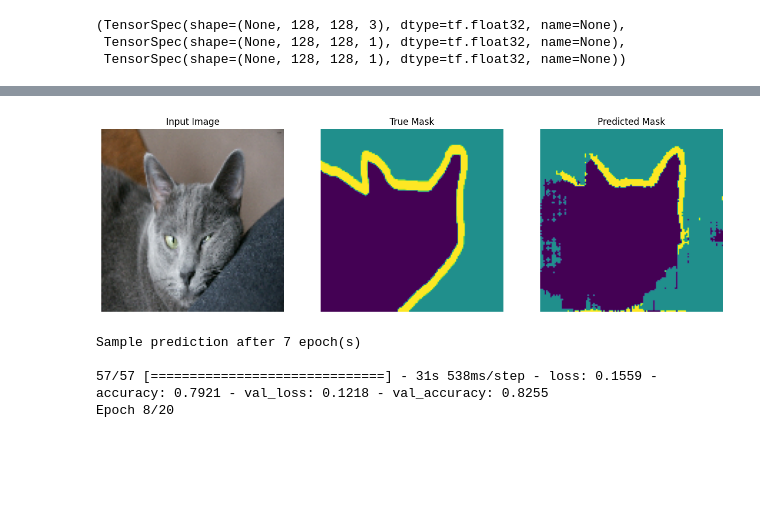
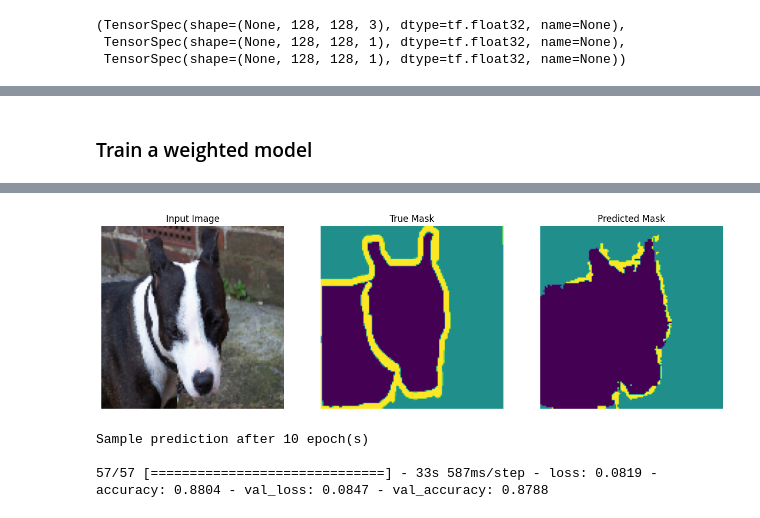
Before and after one commit to victor-iyi/tf-playground, a Jupyter notebook: src/playground/images/image-segmentation.ipynb, the cells around one changed output, grey strips where cells are left out. Saved outputs shown, nothing was run; the diff lists cells and outputs as text; code cells hidden in the pictures; blank space fills up the shorter version.

```diff
--- a/src/playground/images/image-segmentation.ipynb
+++ b/src/playground/images/image-segmentation.ipynb
@@ -584,5 +712,6 @@ train_batches.map(add_sample_weights).element_spec
 # %%
-weighted_model = unet_model(OUTPUT_CLASSES)
+weighted_model = UNet(input_shape=IMG_SHAPE,
+                      output_channels=OUTPUT_CLASSES)
 weighted_model.compile(
     optimizer=tf.keras.optimizers.Adam(learning_rate=LEARNING_RATE),
     loss=tf.keras.losses.SparseCategoricalCrossentropy(from_logits=True),
@@ -615,3 +758,44 @@ ________________________________________________________________________________
+# %% [markdown]
+### Train a weighted model
+# %%
+class DisplayWeightedCallback(tf.keras.callbacks.Callback):
+    """Display predictions on sample image at the end of each epoch."""
+
+    def on_epoch_end(self, epoch: int, logs: dict | None = None) -> None:
+        """Display prediction triples after each epoch.
+
+        Args:
+          epoch (int): Current epoch.
+          logs (dict, optional): Other log info.
+        """
+        clear_output(wait=True)
+        show_predictions(model=weighted_model)
+        print(f'\nSample prediction after {epoch + 1} epoch(s)\n')
+# %%
+callbacks = [
+    # Display predictions at every epoch.
+    DisplayWeightedCallback(),
+
+    # Save model checkpoint.
+    tf.keras.callbacks.ModelCheckpoint(
+        filepath=WEIGHTED_MODEL_CKPT,
+        save_weights_only=True,
+        save_freq=SAVE_FREQ,
+        verbose=1,
+    ),
+
+    # Tensorboard log.
+    tf.keras.callbacks.TensorBoard(
+        log_dir=WEIGHTED_MODEL_LOG_DIR,
+    ),
+
+    # Early stopping.
+    tf.keras.callbacks.EarlyStopping(
+        monitor='val_loss',
+        patience=5,
+        restore_best_weights=True,
+    ),
+]
 # %%
 # Train weighted model.
 weighted_history = weighted_model.fit(
@@ -619,6 +803,6 @@ weighted_history = weighted_model.fit(
     epochs=EPOCHS, steps_per_epoch=STEPS_PER_EPOCH,
     validation_steps=VAL_STEPS,
     validation_data=test_batches.map(add_sample_weights),
-    callbacks=[DisplayCallback()],
+    callbacks=callbacks,
 )
 # %% [output]
@@ -626,5 +810,4 @@ weighted_history = weighted_model.fit(
-[figure, old version]
+[figure, new version]
-Sample prediction after 7 epoch(s)
+Sample prediction after 10 epoch(s)
 
-57/57 [==============================] - 31s 538ms/step - loss: 0.1559 - accuracy: 0.7921 - val_loss: 0.1218 - val_accuracy: 0.8255
-Epoch 8/20
+57/57 [==============================] - 33s 587ms/step - loss: 0.0819 - accuracy: 0.8804 - val_loss: 0.0847 - val_accuracy: 0.8788
```
Also changed, not shown: parts of 60 cells of this notebook, 1 other file.
